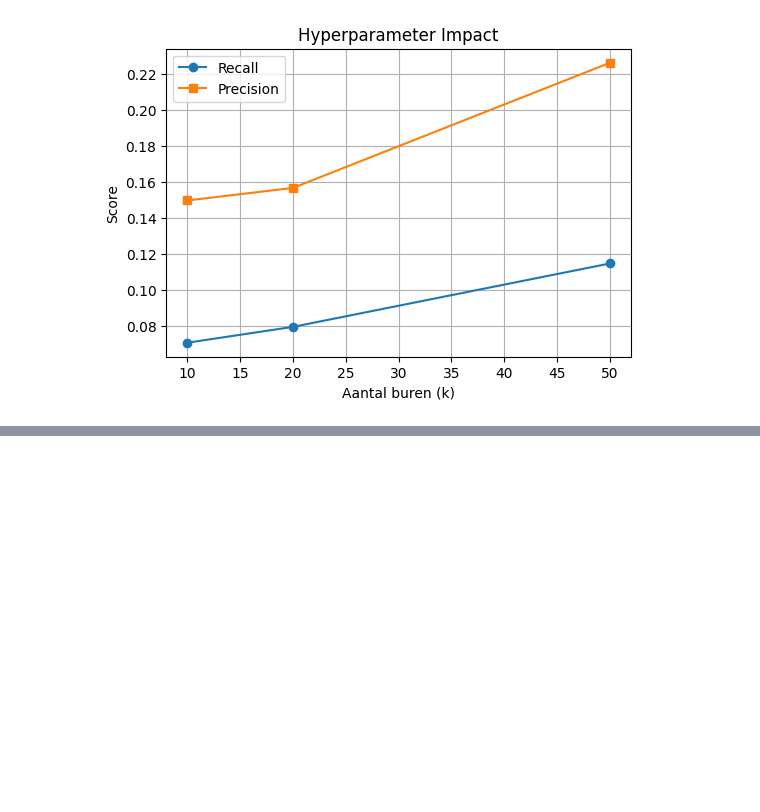
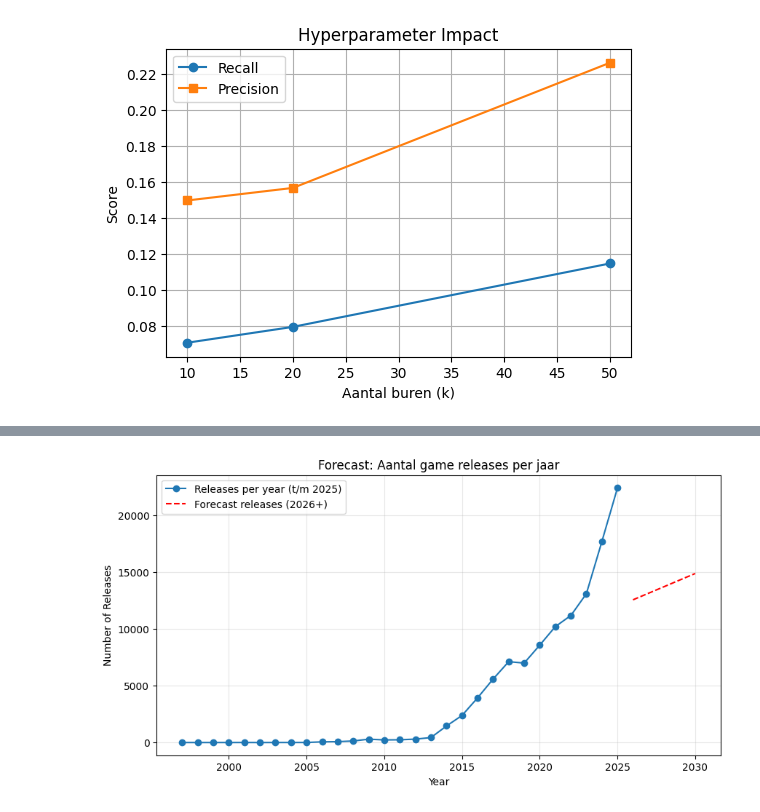
Before and after one commit to Jopsakee/SteamRecProject, a Jupyter notebook: notebooks/02_ml_forecasting_mongodb.ipynb, the cells around one changed output, grey strips where cells are left out. Cells and saved outputs as stored; diff of their text form; code cells hidden in the pictures; blank space fills up the shorter version.

```diff
--- a/notebooks/02_ml_forecasting_mongodb.ipynb
+++ b/notebooks/02_ml_forecasting_mongodb.ipynb
@@ -23,8 +23,8 @@ load_dotenv()
 MONGODB_URI = os.getenv("MONGODB_URI")
 MONGODB_DB = os.getenv("MONGODB_DB")
 
-MONGODB_COLLECTION_RATINGS = os.getenv("MONGODB_COLLECTION_RATINGS", "reviews") # Of 'interactions'
-MONGODB_COLLECTION_APPS = os.getenv("MONGODB_COLLECTION_APPS", "steam_apps")     # Voor game namen
+MONGODB_COLLECTION_INTERACTIONS = os.getenv("MONGODB_COLLECTION_INTERACTIONS", "interactions")
+MONGODB_COLLECTION_STEAMAPPS = os.getenv("MONGODB_COLLECTION_STEAMAPPS", "steam_apps")     # Voor game namen
 MONGODB_COLLECTION_GAMES = os.getenv("MONGODB_COLLECTION_GAMES", "games")
 
 if not MONGODB_URI or not MONGODB_DB:
@@ -593,0 +559,82 @@ Trend: GROEIEND (Hellingshoek: 635.50 interacties/dag)
+# %%
+print("\n--- Forecasting Analysis (Game-level) ---")
+
+if "games" in globals() and not games.empty and "release_date" in games.columns:
+    release_df = games.dropna(subset=["release_date"]).copy()
+    if release_df.empty:
+        print("Geen geldige release dates beschikbaar.")
+    else:
+        # Filter on realistische jaartallen (1990 t/m 2025)
+        release_df["release_year"] = release_df["release_date"].dt.year
+        release_df = release_df[release_df["release_year"].between(1990, 2025)]
+
+        # Maak review volume numeriek (handig om te forecasten)
+        if "ReviewTotal" in release_df.columns:
+            release_df["review_total"] = pd.to_numeric(release_df["ReviewTotal"], errors="coerce").fillna(0)
+        else:
+            release_df["review_total"] = 0
+
+        # Aggregatie per jaar: aantal releases + totaal reviews
+        yearly = release_df.groupby("release_year").agg(
+            releases=("AppId", "count"),
+            total_reviews=("review_total", "sum")
+        ).reset_index()
+
+        print(f"Jaren met releases: {len(yearly)}")
+
+        if len(yearly) >= 5:
+            yearly["time_idx"] = np.arange(len(yearly))
+
+            # Forecast aantal releases
+            reg_releases = LinearRegression()
+            reg_releases.fit(yearly[["time_idx"]], yearly["releases"])
+
+            # Forecast totaal reviews (proxy voor interesse/impact)
+            reg_reviews = LinearRegression()
+            reg_reviews.fit(yearly[["time_idx"]], yearly["total_reviews"])
+
+            # Forecast toekomst (start na 2025)
+            forecast_horizon = 5
+            future_idx = np.arange(len(yearly), len(yearly) + forecast_horizon)
+            future_years = np.arange(2026, 2026 + forecast_horizon)
+
+            future_releases = np.maximum(reg_releases.predict(future_idx.reshape(-1, 1)), 0)
+            future_reviews = np.maximum(reg_reviews.predict(future_idx.reshape(-1, 1)), 0)
+
+            # Plot: aantal releases
+            plt.figure(figsize=(10, 5))
+            plt.plot(yearly["release_year"], yearly["releases"], label="Releases per year (t/m 2025)", marker='o')
+            plt.plot(future_years, future_releases, label="Forecast releases (2026+)", linestyle='--', color='red')
+            plt.title("Forecast: Aantal game releases per jaar")
+            plt.xlabel("Year")
+            plt.ylabel("Number of Releases")
+            plt.legend()
+            plt.grid(True, alpha=0.3)
+            plt.show()
+
+            # Plot: totaal reviews
+            plt.figure(figsize=(10, 5))
+            plt.plot(yearly["release_year"], yearly["total_reviews"], label="Total reviews (t/m 2025)", marker='o')
+            plt.plot(future_years, future_reviews, label="Forecast reviews (2026+)", linestyle='--', color='green')
+            plt.title("Forecast: Totaal aantal reviews per jaar")
+            plt.xlabel("Year")
+            plt.ylabel("Total Reviews")
+            plt.legend()
+            plt.grid(True, alpha=0.3)
+            plt.show()
+
+            # Optioneel: eenvoudige MAE via backtest (laatste 20%)
+            split_idx = int(len(yearly) * 0.8)
+            train_y = yearly.iloc[:split_idx]
+            test_y = yearly.iloc[split_idx:]
+
+            reg_bt = LinearRegression()
+            reg_bt.fit(train_y[["time_idx"]], train_y["releases"])
+            bt_preds = np.maximum(reg_bt.predict(test_y[["time_idx"]]), 0)
+            mae = mean_absolute_error(test_y["releases"], bt_preds)
+            print(f"Backtest MAE (releases/year): {mae:.2f}")
+        else:
+            print("Te weinig data voor jaarlijkse forecasting.")
+else:
+    print("Geen game release data beschikbaar. Voeg ReleaseYear toe aan de games-collectie.")
+# %% [output]
@@ -593,0 +643 @@ Trend: GROEIEND (Hellingshoek: 635.50 interacties/dag)
+[figure, added]
```
Also changed, not shown: parts of 9 cells of this notebook.
